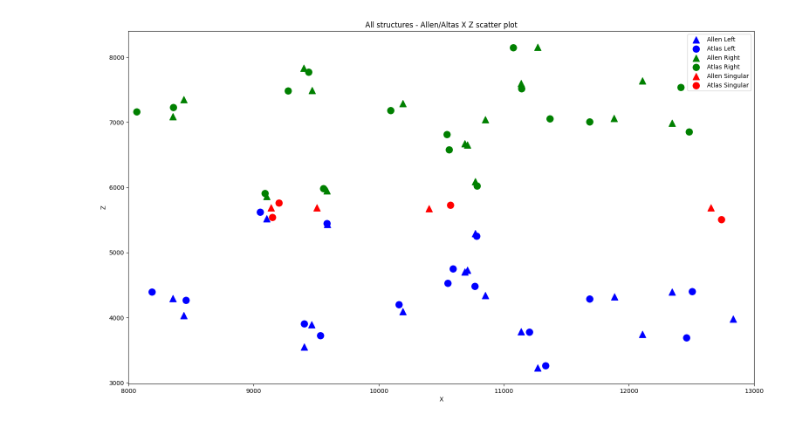
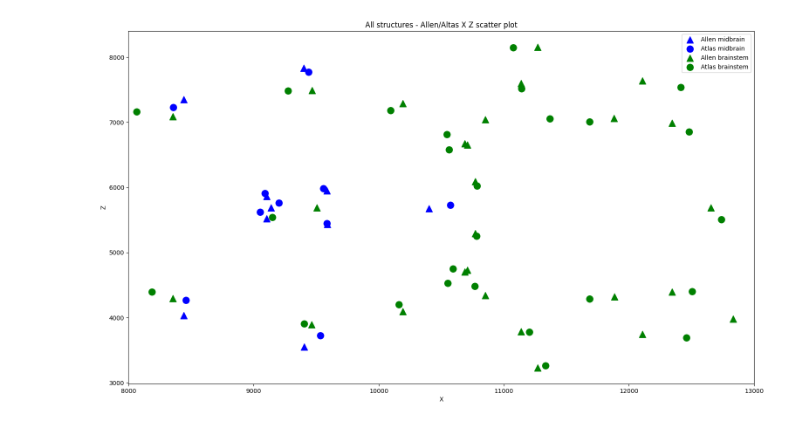
Before and after one commit to BrainSharer/pipeline, a Jupyter notebook: src/atlas/notebooks/allen.atlas.comparison.ipynb, the cells around one changed output. Saved outputs shown, nothing was run; the diff lists cells and outputs as text; code cells hidden in the pictures.

Commit message:
Updated more graphs

```diff
--- a/src/atlas/notebooks/allen.atlas.comparison.ipynb
+++ b/src/atlas/notebooks/allen.atlas.comparison.ipynb
@@ -137,7 +102,7 @@ fig.set_size_inches(18.5, 10.5)
 # %%
-for color, label in zip('bgr', ['Left', 'Right', 'Singular']):
-    allen_subset = df_all_allen[df_all_allen.S == label]
-    atlas_subset = df_all_atlas[df_all_atlas.S == label]
+for color, label in zip('bgr', ['midbrain', 'brainstem']):
+    allen_subset = df_all_allen[df_all_allen.area == label]
+    atlas_subset = df_all_atlas[df_all_atlas.area == label]
     plt.scatter(allen_subset.X, allen_subset.Y, s=120, marker='^', c=color, label=str('Allen ' + label))
     plt.scatter(atlas_subset.X, atlas_subset.Y, s=120, marker='o', c=color, label=str('Atlas ' + label))
     plt.xlabel('X')
@@ -154,19 +121,19 @@ fig.set_size_inches(18.5, 10.5)
 # %%
-for color, label in zip('bgr', ['Left', 'Right', 'Singular']):
-    allen_subset = df_all_allen[df_all_allen.S == label]
-    atlas_subset = df_all_atlas[df_all_atlas.S == label]
+for color, label in zip('bgr', ['midbrain', 'brainstem']):
+    allen_subset = df_all_allen[df_all_allen.area == label]
+    atlas_subset = df_all_atlas[df_all_atlas.area == label]
     plt.scatter(allen_subset.X, allen_subset.Z, s=120, marker='^', c=color, label=str('Allen ' + label))
     plt.scatter(atlas_subset.X, atlas_subset.Z, s=120, marker='o', c=color, label=str('Atlas ' + label))
     plt.xlabel('X')
     plt.ylabel('Z')
     ax = plt.gca()
     ax.set_xlim([xmin, xmax])
     #ax.set_ylim([ymin, ymax])
     #ax.invert_yaxis()
 plt.title('All structures - Allen/Altas X Z scatter plot')
 plt.legend()
 fig = plt.gcf()
 fig.set_size_inches(18.5, 10.5)
 # %% [output]
-[figure, old version]
+[figure, new version]
 # %%
```
Also changed, not shown: parts of 9 cells of this notebook, 3 other files.
